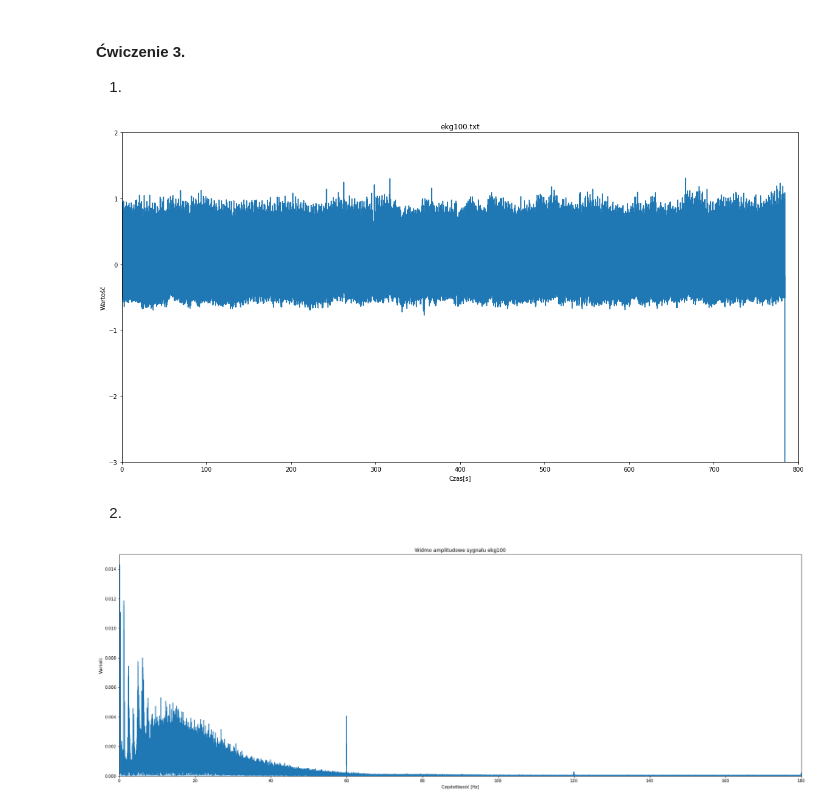
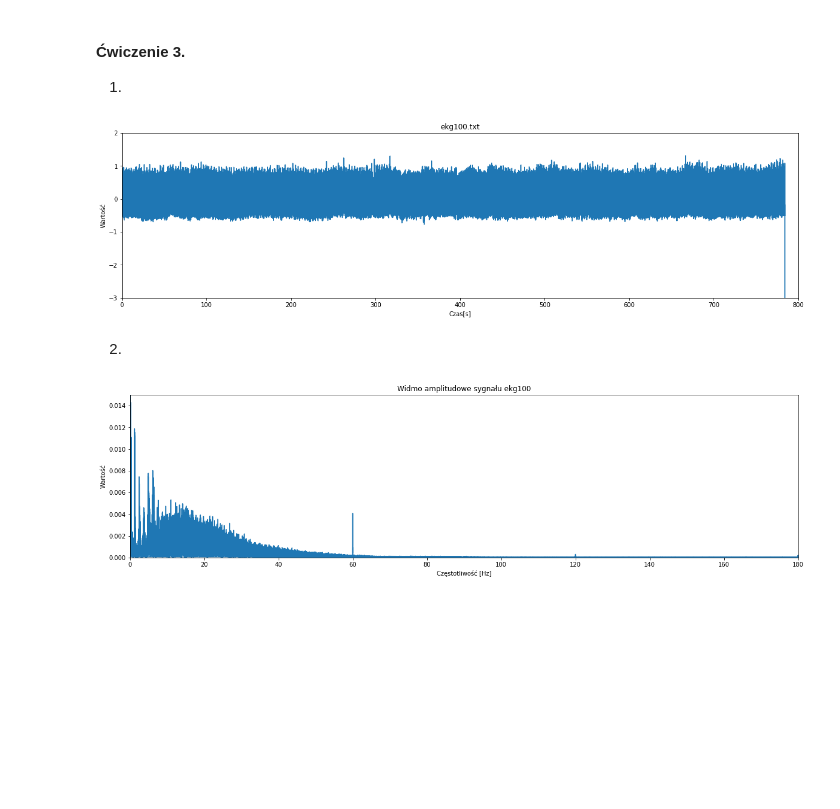
Before and after one commit to magdalena09/CPSiO-lab, a Jupyter notebook: lab1.ipynb, the cells around one changed output. Drawn from its saved outputs; the diff is of its cells as text; code cells hidden in the pictures; blank space fills up the shorter version.

```diff
--- a/lab1.ipynb
+++ b/lab1.ipynb
@@ -211,29 +212,29 @@ plt.show()
 # %%
 str1=os.getcwd()
 
 ekg100 = pd.read_csv(str1+'\\ekg100.txt', names=['1'])
 sampling_frequency_ekg100 = 360 # czestotliwosc probkowania
 
 ekg100['Czas'] = ekg100.index/sampling_frequency_ekg100 # ustalenie punktów na osi czasu
 ekg100 = ekg100.set_index('Czas')
 
-plt.figure(figsize=(20,10))
+plt.figure(figsize=(20,5))
 plt.plot(ekg100.index, ekg100['1'])
 plt.title('ekg100.txt')
 plt.xlabel('Czas[s]')
 plt.ylabel('Wartość')
 plt.xlim(0,800)
 plt.ylim(-3,2.0)
 plt.show()
 # %% [output]
-[figure, old version]
+[figure, new version]
 # %% [markdown]
 2)
 # %%
 x = np.fft.fftfreq(ekg100.size, 1/sampling_frequency_ekg100)
 y = np.abs(np.fft.fft(ekg100['1']))/(ekg100.size//2)
 
-plt.figure(figsize=(30,10))
+plt.figure(figsize=(20,5))
 plt.plot(x, y)
 plt.xlim(0,sampling_frequency_ekg100/2)
 plt.ylim(0,0.015)
@@ -242,4 +243,4 @@ plt.xlabel('Częstotliwość [Hz]')
 plt.ylabel('Wartość')
 plt.show()
 # %% [output]
-[figure, old version]
+[figure, new version]
```
Also changed, not shown: parts of 7 cells of this notebook.
